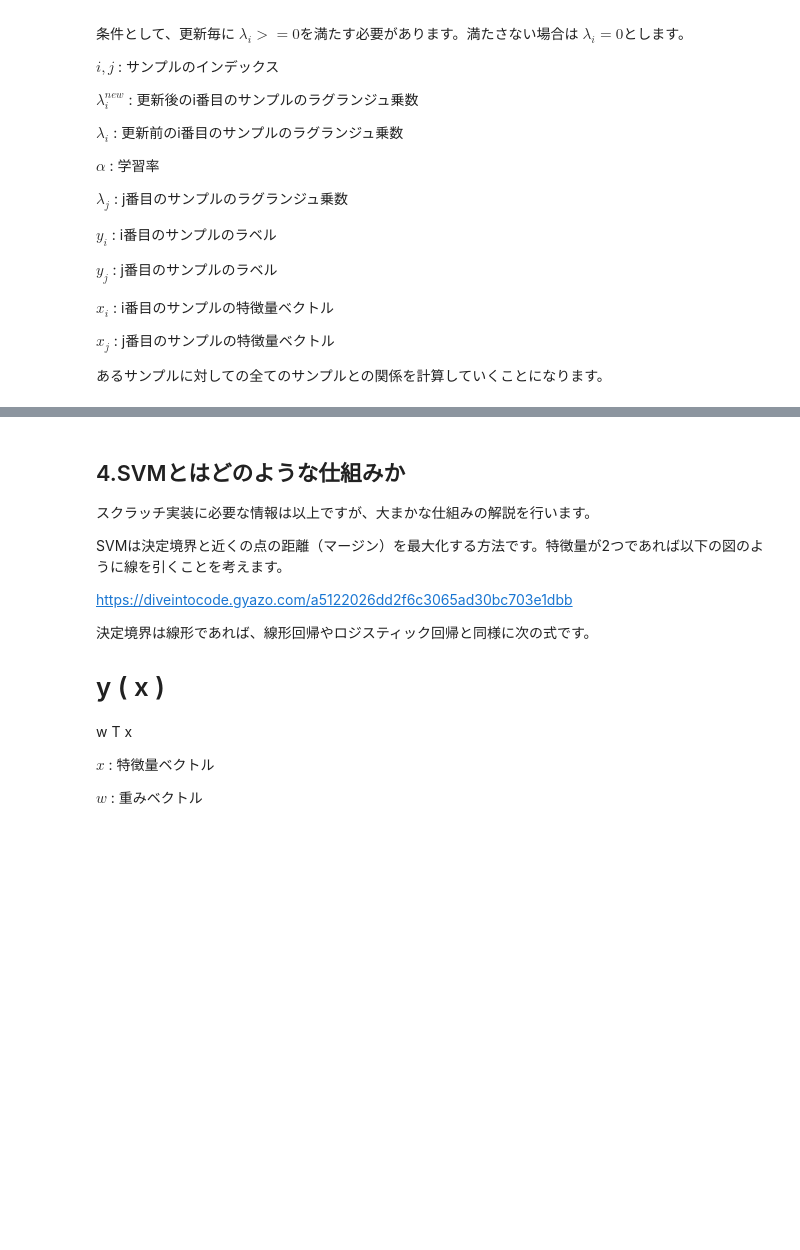
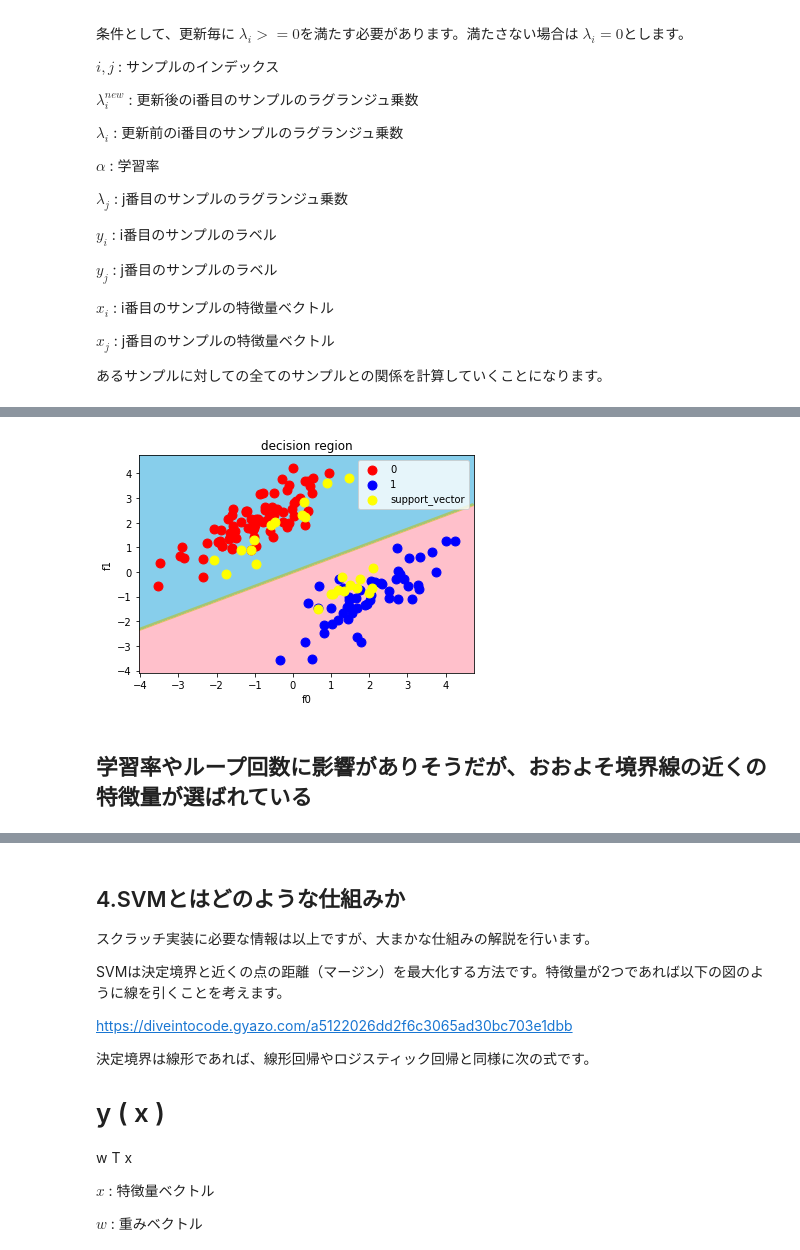
Before and after one commit to adachione/diveintocode-ml, a Jupyter notebook: Sprint/Sprint_機械学習スクラッチ_SVM.ipynb, the cells around one changed output, grey strips where cells are left out. Cells and saved outputs as stored; diff of their text form; code cells hidden in the pictures; blank space fills up the shorter version.

```diff
--- a/Sprint/Sprint_機械学習スクラッチ_SVM.ipynb
+++ b/Sprint/Sprint_機械学習スクラッチ_SVM.ipynb
@@ -511,6 +380,8 @@ print(X2_test.shape)
 # %%
-model3 = ScratchSVMClassifier(num_iter=100,
-                              lr= 0.01,
+model3 = ScratchSVMClassifier(num_iter=1200,
+                              lr= 0.000001,
                               kernel='linear',
                               threshold=1e-5,
                               verbose=False)
+
+model3.fit(X3_train, y3_train)
@@ -517,2 +405,0 @@ model3 = ScratchSVMClassifier(num_iter=100,
-# %%
-model3.fit(X2_train, y_train)
@@ -521,9 +405,0 @@ ValueError: operands could not be broadcast together with shapes (75,75) (375,37
-# %%
-from sklearn.model_selection import train_test_split
-
-X = df.iloc[:, [2, 3]].values
-y = df.iloc[:, 4].values
-
-X_train, X_test, y_train, y_test =  train_test_split(X, y, test_size=0.25)
-print(X_train.shape)
-print(X_test.shape)
@@ -613,0 +433,3 @@ model2.fit(X_train, y_train)
+# %%
+scr_pred = model3.predict(X3_test)
+model3.result = [accuracy_score(y3_test, scr_pred), precision_score(y3_test, scr_pred), recall_score(y3_test, scr_pred), f1_score(y3_test, scr_pred)]
@@ -613,0 +531,6 @@ model2.fit(X_train, y_train)
+# %%
+decision_region(X3_test, y3_test, model3)
+# %% [output]
+[figure, added]
+# %% [markdown]
+## 学習率やループ回数に影響がありそうだが、おおよそ境界線の近くの特徴量が選ばれている
```
Also changed, not shown: parts of 35 cells of this notebook.
